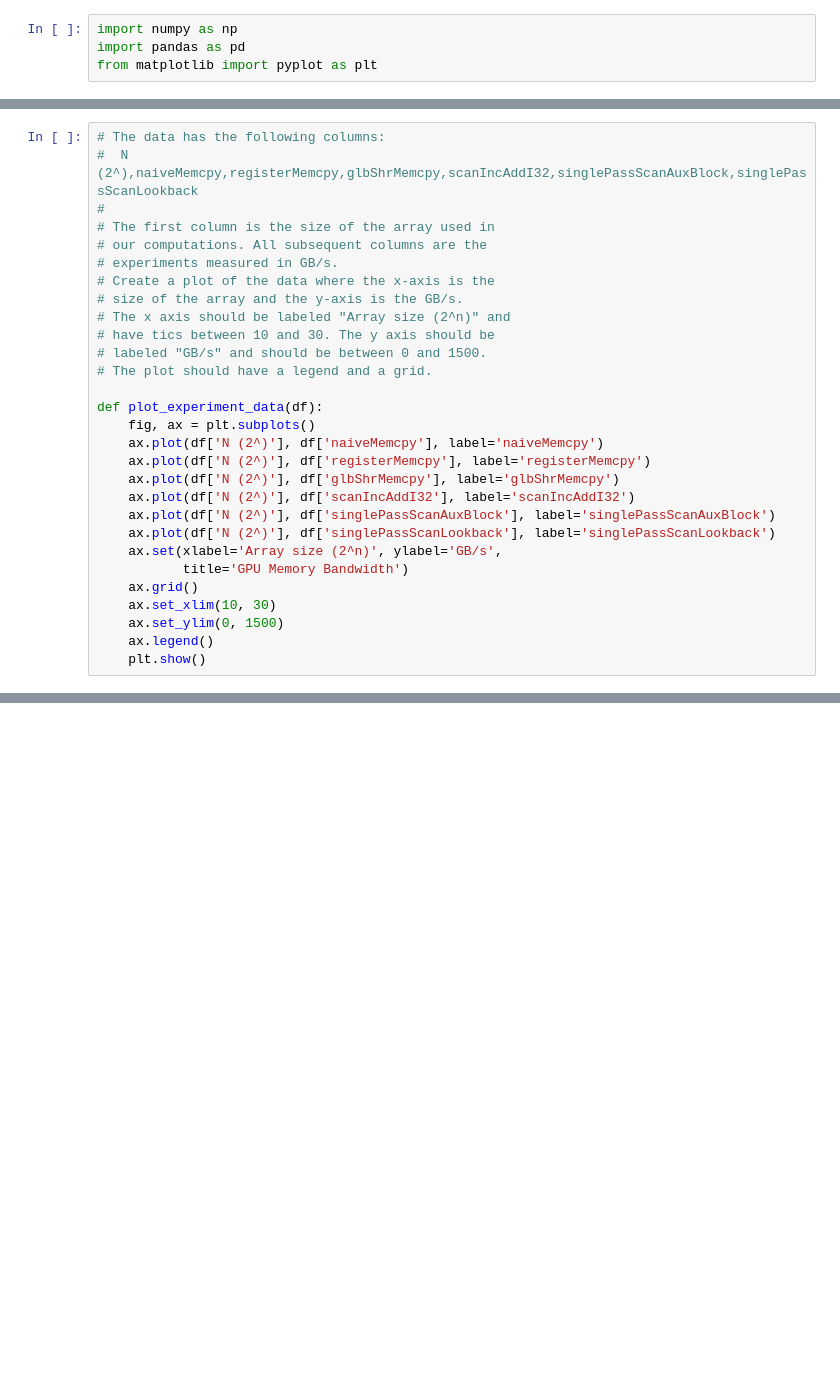
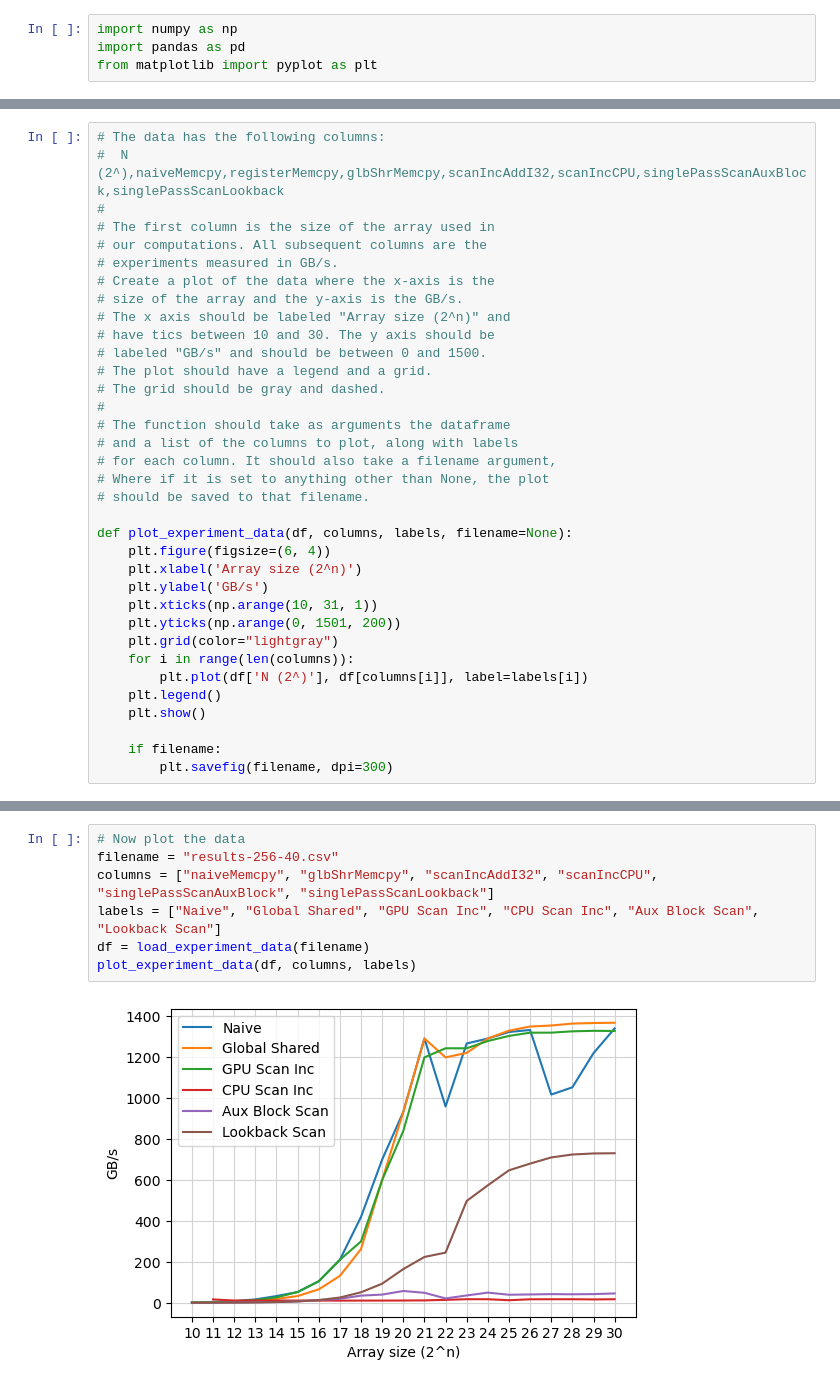
Before and after one commit to Pallisaard/Single-Pass-Scan, a Jupyter notebook: report/data/plots.ipynb, the cells around one changed output, grey strips where cells are left out. Saved outputs shown, nothing was run; the diff lists cells and outputs as text; blank space fills up the shorter version.

Commit message:
finished some tasks regarding plotting

```diff
--- a/report/data/plots.ipynb
+++ b/report/data/plots.ipynb
@@ -10,6 +16,6 @@ def load_experiment_data(filename):
 # %%
 # The data has the following columns:
-#  N (2^),naiveMemcpy,registerMemcpy,glbShrMemcpy,scanIncAddI32,singlePassScanAuxBlock,singlePassScanLookback
+#  N (2^),naiveMemcpy,registerMemcpy,glbShrMemcpy,scanIncAddI32,scanIncCPU,singlePassScanAuxBlock,singlePassScanLookback
 #
 # The first column is the size of the array used in
 # our computations. All subsequent columns are the
@@ -20,19 +26,25 @@ def load_experiment_data(filename):
 # have tics between 10 and 30. The y axis should be
 # labeled "GB/s" and should be between 0 and 1500.
 # The plot should have a legend and a grid.
+# The grid should be gray and dashed.
+#
+# The function should take as arguments the dataframe
+# and a list of the columns to plot, along with labels
+# for each column. It should also take a filename argument,
+# Where if it is set to anything other than None, the plot
+# should be saved to that filename.
 
-def plot_experiment_data(df):
-    fig, ax = plt.subplots()
-    ax.plot(df['N (2^)'], df['naiveMemcpy'], label='naiveMemcpy')
-    ax.plot(df['N (2^)'], df['registerMemcpy'], label='registerMemcpy')
-    ax.plot(df['N (2^)'], df['glbShrMemcpy'], label='glbShrMemcpy')
-    ax.plot(df['N (2^)'], df['scanIncAddI32'], label='scanIncAddI32')
-    ax.plot(df['N (2^)'], df['singlePassScanAuxBlock'], label='singlePassScanAuxBlock')
-    ax.plot(df['N (2^)'], df['singlePassScanLookback'], label='singlePassScanLookback')
-    ax.set(xlabel='Array size (2^n)', ylabel='GB/s',
-           title='GPU Memory Bandwidth')
-    ax.grid()
-    ax.set_xlim(10, 30)
-    ax.set_ylim(0, 1500)
-    ax.legend()
+def plot_experiment_data(df, columns, labels, filename=None):
+    plt.figure(figsize=(6, 4))
+    plt.xlabel('Array size (2^n)')
+    plt.ylabel('GB/s')
+    plt.xticks(np.arange(10, 31, 1))
+    plt.yticks(np.arange(0, 1501, 200))
+    plt.grid(color="lightgray")
+    for i in range(len(columns)):
+        plt.plot(df['N (2^)'], df[columns[i]], label=labels[i])
+    plt.legend()
     plt.show()
+
+    if filename:
+        plt.savefig(filename, dpi=300)
@@ -42,0 +51,9 @@ plot_experiment_data(df)
+# %%
+# Now plot the data
+filename = "results-256-40.csv"
+columns = ["naiveMemcpy", "glbShrMemcpy", "scanIncAddI32", "scanIncCPU", "singlePassScanAuxBlock", "singlePassScanLookback"]
+labels = ["Naive", "Global Shared", "GPU Scan Inc", "CPU Scan Inc", "Aux Block Scan", "Lookback Scan"]
+df = load_experiment_data(filename)
+plot_experiment_data(df, columns, labels)
+# %% [output]
+[figure, added]
```
Also changed, not shown: parts of 4 cells of this notebook, 3 other files.
